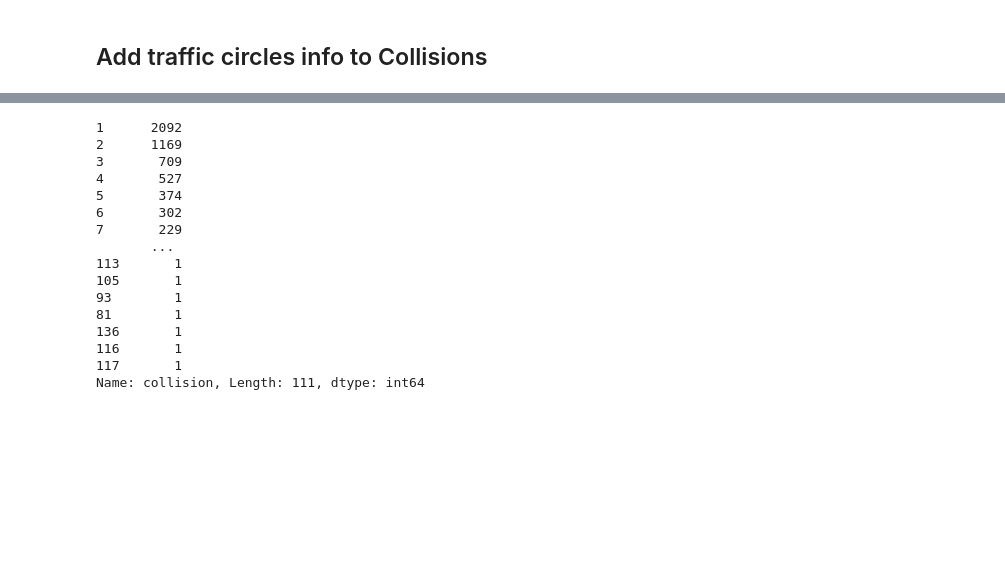
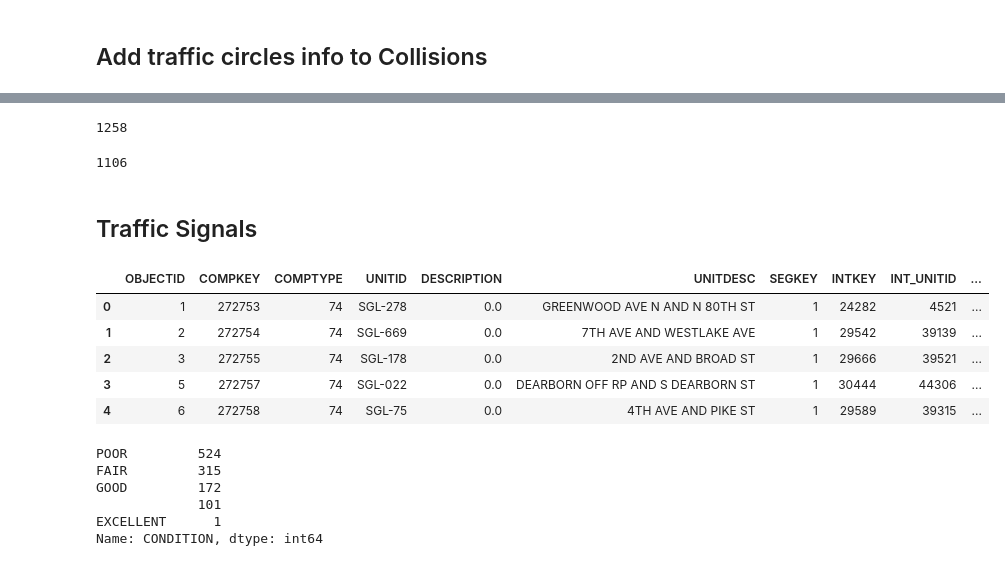
Before and after one commit to DataCircles/traffic_collisions_ml_team1, a Jupyter notebook: notebooks/cindy_intersect.ipynb, the cells around one changed output, grey strips where cells are left out. Drawn from its saved outputs; the diff is of its cells as text; code cells hidden in the pictures; blank space fills up the shorter version.

```diff
--- a/notebooks/cindy_intersect.ipynb
+++ b/notebooks/cindy_intersect.ipynb
@@ -246,19 +208,30 @@ inter_collisions['collision'] = inter_collisions['collision'].astype(int)
-# %%
-inter_collisions[inter_collisions['collision'] != 0]['collision'].value_counts()
-# %% [output]
-1      2092
-2      1169
-3       709
-4       527
-5       374
-6       302
-7       229
-       ...
-113       1
-105       1
-93        1
-81        1
-136       1
-116       1
-117       1
-Name: collision, Length: 111, dtype: int64
+# %%
+(inter_collisions['signal_type'] != 'NONE').sum()
+# %% [output]
+1258
+# %%
+(signals['INTKEY'].isin(inter_collisions['intkey'])).sum()
+# %% [output]
+1106
+# %% [markdown]
+## Traffic Signals
+# %%
+signals = pd.read_csv('../data/Traffic_Signals.csv')
+# %%
+signals.head()
+# %% [output]
+|  | OBJECTID | COMPKEY | COMPTYPE | UNITID | DESCRIPTION | UNITDESC | SEGKEY | INTKEY | INT_UNITID | ... |
+| 0 | 1 | 272753 | 74 | SGL-278 | 0.0 | GREENWOOD AVE N AND N 80TH ST | 1 | 24282 | 4521 | ... |
+| 1 | 2 | 272754 | 74 | SGL-669 | 0.0 | 7TH AVE AND WESTLAKE AVE | 1 | 29542 | 39139 | ... |
+| 2 | 3 | 272755 | 74 | SGL-178 | 0.0 | 2ND AVE AND BROAD ST | 1 | 29666 | 39521 | ... |
+| 3 | 5 | 272757 | 74 | SGL-022 | 0.0 | DEARBORN OFF RP AND S DEARBORN ST | 1 | 30444 | 44306 | ... |
+| 4 | 6 | 272758 | 74 | SGL-75 | 0.0 | 4TH AVE AND PIKE ST | 1 | 29589 | 39315 | ... |
+# %%
+signals['CONDITION'].value_counts(dropna=False)
+# %% [output]
+POOR         524
+FAIR         315
+GOOD         172
+             101
+EXCELLENT      1
+Name: CONDITION, dtype: int64
```
Also changed, not shown: parts of 14 cells of this notebook, 3 other files.
